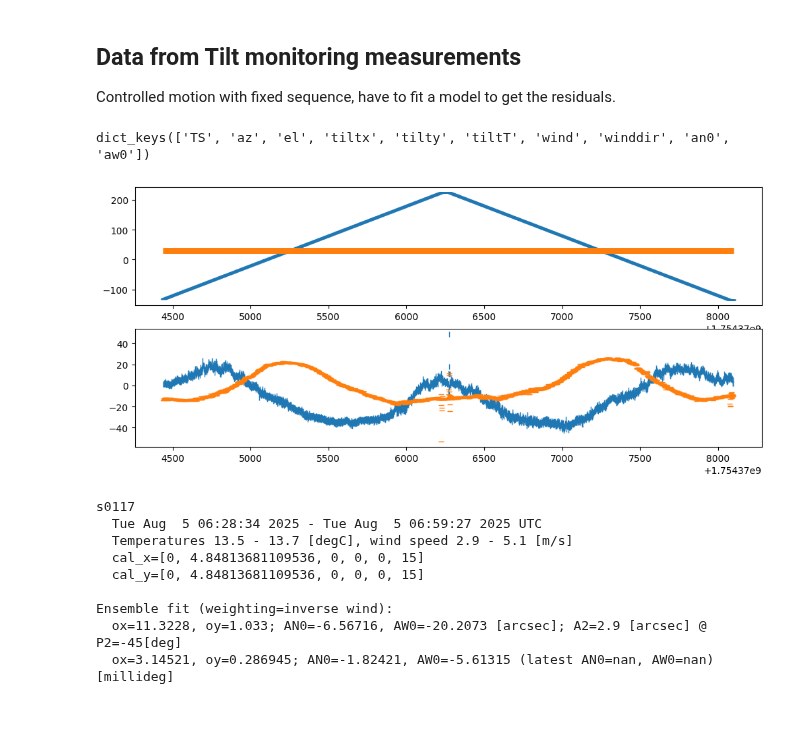
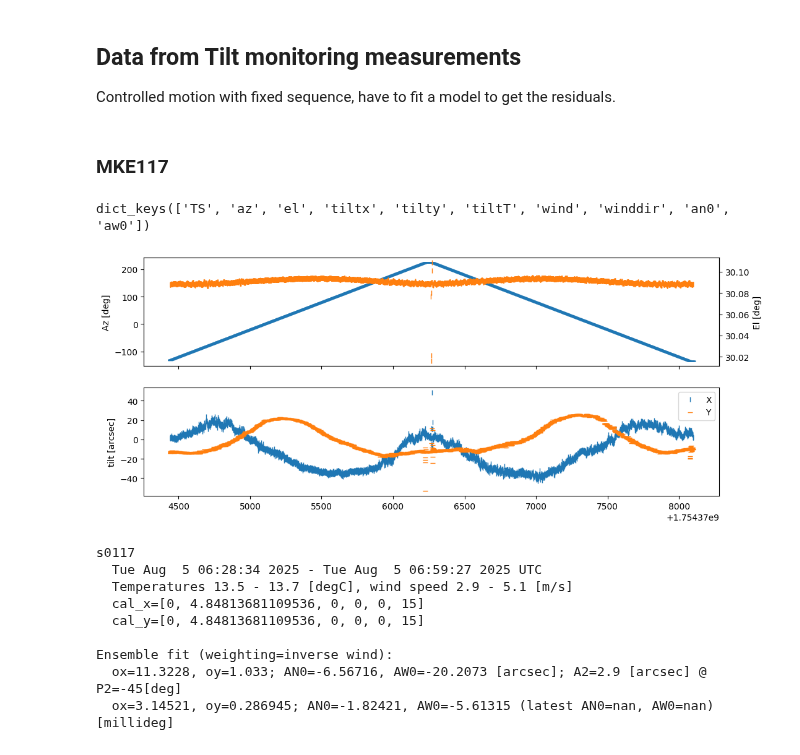
Before and after one commit to ska-sa/dvs, a Jupyter notebook: notebooks/Tiltmeter Demo.ipynb, the cells around one changed output. Drawn from its saved outputs; the diff is of its cells as text; code cells hidden in the pictures; blank space fills up the shorter version.

Commit message:
Added worked example for MKE121 also, and improved appearance of figures

```diff
--- a/notebooks/Tiltmeter Demo.ipynb
+++ b/notebooks/Tiltmeter Demo.ipynb
@@ -91,6 +91,8 @@ def modeltilt(az, el, ox,oy,AN,AW, A2=0,P2=0, doxdel=0):
 # %% [markdown]
 ## Data from Tilt monitoring measurements
 Controlled motion with fixed sequence, have to fit a model to get the residuals.
+# %% [markdown]
+### MKE117
 # %%
 # Pick an antenna and time interval of interest
 ant = "s0117"
@@ -107,13 +109,14 @@ print(tilt_ds[ant].keys())
 # %% [output]
 dict_keys(['TS', 'az', 'el', 'tiltx', 'tilty', 'tiltT', 'wind', 'winddir', 'an0', 'aw0'])
 # %%
-axs = plt.subplots(2,1, figsize=(12,5))[1]
-axs[0].plot(TS, az, '_')
-axs[0].plot(TS, el, '|')
-axs[1].plot(TS, tiltx, '|')
-axs[1].plot(TS, tilty, '_');
+axs = plt.subplots(2,1, sharex=True, figsize=(12,5))[1]
+axs[0].plot(TS, az, 'C0_'); axs[0].set_ylabel("Az [deg]")
+ax = axs[0].twinx(); ax.plot(TS, el, 'C1|'); ax.set_ylabel("El [deg]")
+
+axs[1].plot(TS, tiltx, '|', label="X")
+axs[1].plot(TS, tilty, '_', label="Y"); axs[1].set_ylabel("tilt [arcsec]"); axs[1].legend();
 # %% [output]
-[figure, old version]
+[figure, new version]
 # %%
 # Get the model coefficients for AN0 & AW0
 tilt_ds = katseops.load_tilt_ds("../ska117/l1_data/pedestal-tilt-modKz-s0117.pkl.zip")
```
Also changed, not shown: parts of 47 cells of this notebook.
